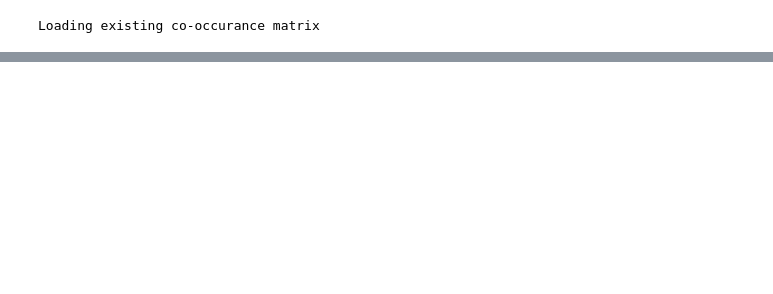
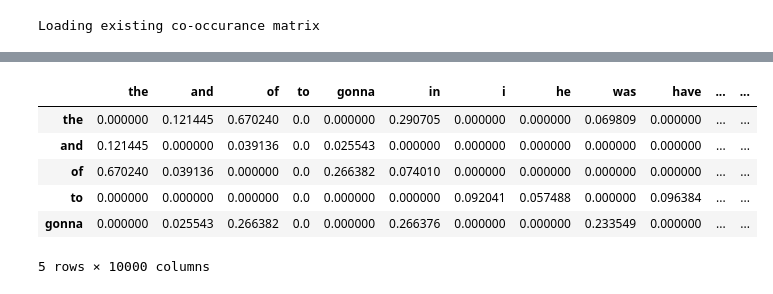
Before and after one commit to tyler-romero/sentence-completion, a Jupyter notebook: code/MSR_ppmi_model.ipynb, the cells around one changed output, grey strips where cells are left out. Saved outputs shown, nothing was run; the diff lists cells and outputs as text; code cells hidden in the pictures; blank space fills up the shorter version.

```diff
--- a/code/MSR_ppmi_model.ipynb
+++ b/code/MSR_ppmi_model.ipynb
@@ -22,5 +34,15 @@ dev.shape
 # %%
 # Calculate PPMI matrix
 guten_ppmi = vsm.pmi(gutenberg)
+# %%
+guten_ppmi.head()
+# %% [output]
+|  | the | and | of | to | gonna | in | i | he | was | have | ... | ... |
+| the | 0.000000 | 0.121445 | 0.670240 | 0.0 | 0.000000 | 0.290705 | 0.000000 | 0.000000 | 0.069809 | 0.000000 | ... | ... |
+| and | 0.121445 | 0.000000 | 0.039136 | 0.0 | 0.025543 | 0.000000 | 0.000000 | 0.000000 | 0.000000 | 0.000000 | ... | ... |
+| of | 0.670240 | 0.039136 | 0.000000 | 0.0 | 0.266382 | 0.074010 | 0.000000 | 0.000000 | 0.000000 | 0.000000 | ... | ... |
+| to | 0.000000 | 0.000000 | 0.000000 | 0.0 | 0.000000 | 0.000000 | 0.092041 | 0.057488 | 0.000000 | 0.096384 | ... | ... |
+| gonna | 0.000000 | 0.025543 | 0.266382 | 0.0 | 0.000000 | 0.266376 | 0.000000 | 0.000000 | 0.233549 | 0.000000 | ... | ... |
+5 rows × 10000 columns
 # %%
 class PPMIModel:
```
Also changed, not shown: parts of 8 cells of this notebook, 1 other file.
